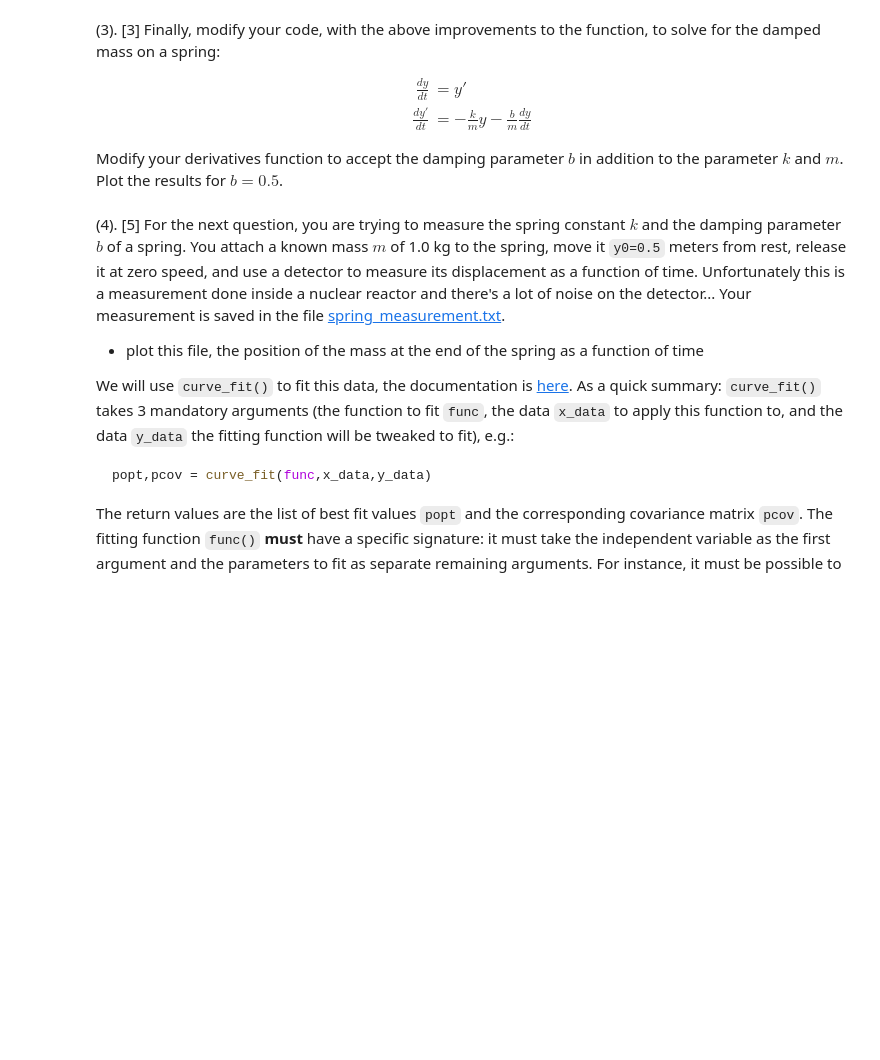
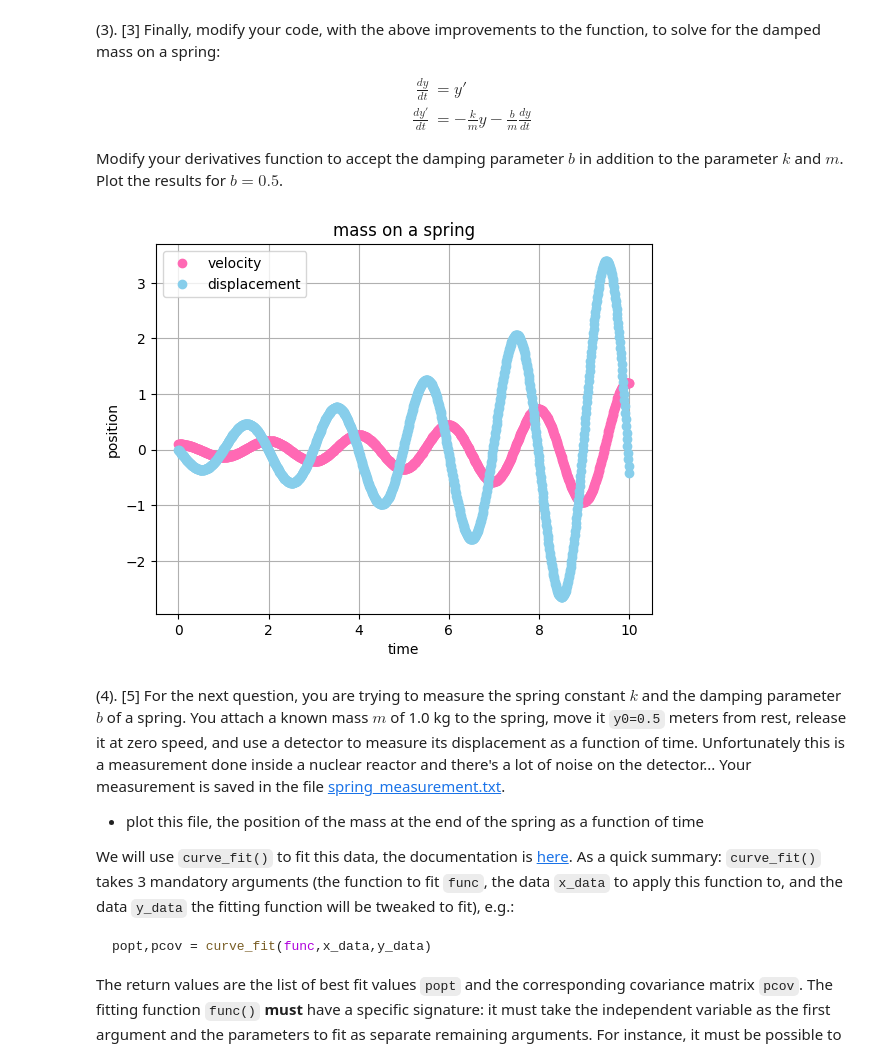
Before and after one commit to PX2145-2025/week-8-b-Billingham-Leila, a Jupyter notebook: ODEs.ipynb, the cells around one changed output. Drawn from its saved outputs; the diff is of its cells as text; code cells hidden in the pictures; blank space fills up the shorter version.

```diff
--- a/ODEs.ipynb
+++ b/ODEs.ipynb
@@ -250,6 +250,33 @@ $$
 $$
 
 Modify your derivatives function to accept the damping parameter $b$ in addition to the parameter $k$ and $m$. Plot the results for $b=0.5$.
+# %%
+npts = 1000
+tmax = 10
+
+t = np.linspace(0.0, tmax, npts)
+t[0] = 0.0
+y0 = 1e3
+k = 10
+m = 1
+b = -.5
+
+def f(y, t, k, m, b):
+  return [ y[1], -(k/m)*y[0] - (b/m)*y[1] ]
+
+yinit = [0.1, 0]
+y = odeint(f, yinit , t, (k,m,b))
+
+plt.plot(t,y[:,0], 'o', color = 'hotpink', label = 'velocity')
+plt.plot(t,y[:,1], 'o', color = 'skyblue', label = 'displacement')
+plt.xlabel('time')
+plt.ylabel('position')
+plt.title('mass on a spring')
+plt.grid()
+plt.legend()
+plt.show()
+# %% [output]
+[figure, added]
 # %% [markdown]
 (4). [5] For the next question, you are trying to measure the spring constant $k$ and the damping parameter $b$ of a spring. You attach a known mass $m$ of 1.0 kg to the spring, move it `y0=0.5` meters from rest, release it at zero speed, and use a detector to measure its displacement as a function of time. Unfortunately this is a measurement done inside a nuclear reactor and there's a lot of noise on the detector... Your measurement is saved in the file [spring_measurement.txt](https://raw.githubusercontent.com/PX2134/data/master/week8/spring_measurement.txt).
 
```
